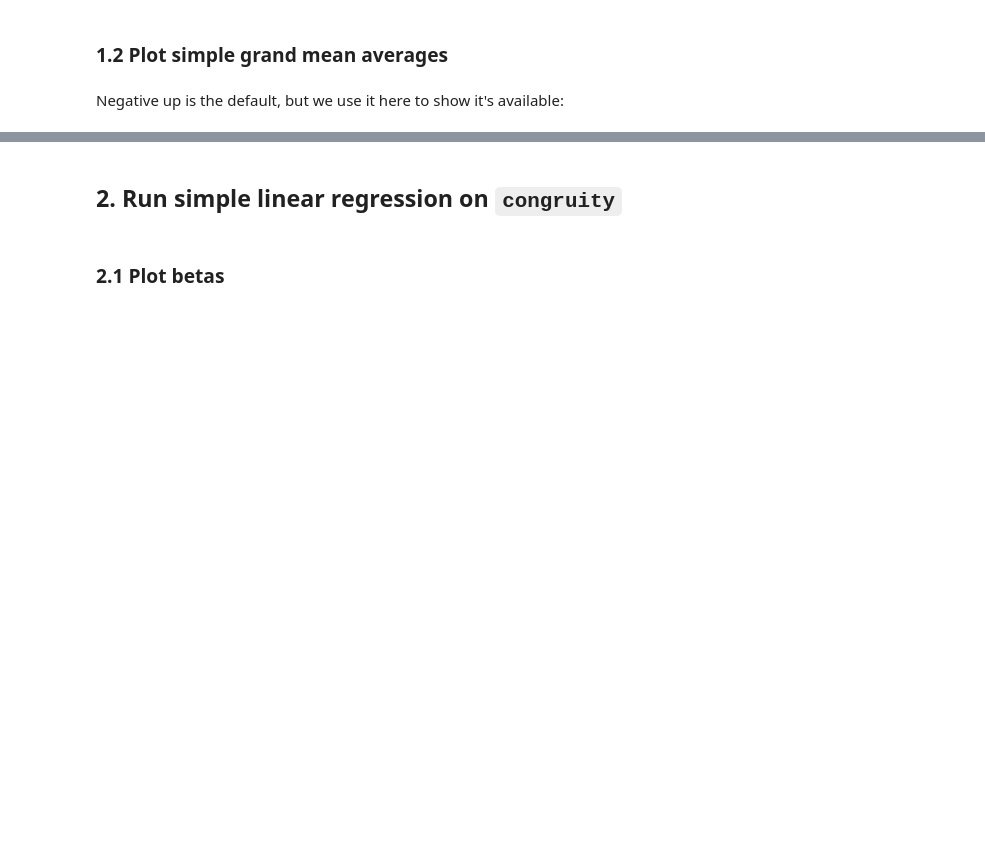
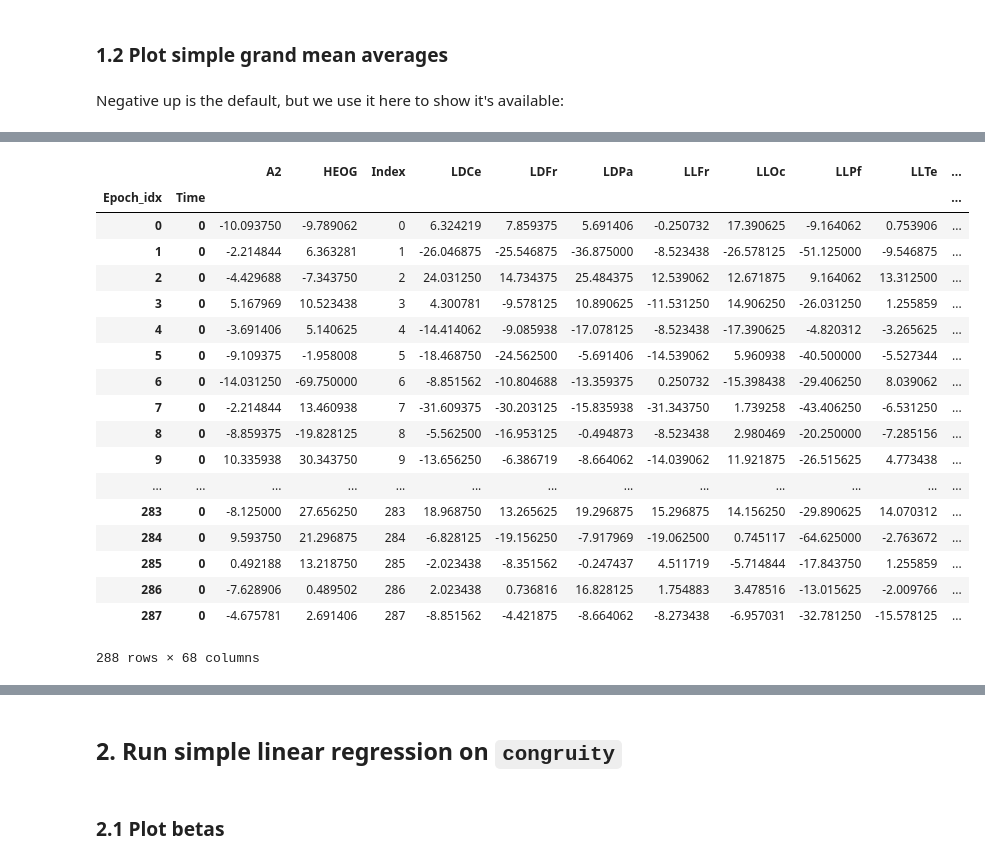
Before and after one commit to kutaslab/fitgrid, a Jupyter notebook: Demo.ipynb, the cells around one changed output, grey strips where cells are left out. Cells and saved outputs as stored; diff of their text form; code cells hidden in the pictures; blank space fills up the shorter version.

```diff
--- a/Demo.ipynb
+++ b/Demo.ipynb
@@ -30,2 +108,24 @@ Negative up is the default, but we use it here to show it's available:
+# %%
+epochs.snapshots.get_group(0)
+# %% [output]
+|  |  | A2 | HEOG | Index | LDCe | LDFr | LDPa | LLFr | LLOc | LLPf | LLTe | ... |
+| Epoch_idx | Time |  |  |  |  |  |  |  |  |  |  | ... |
+| 0 | 0 | -10.093750 | -9.789062 | 0 | 6.324219 | 7.859375 | 5.691406 | -0.250732 | 17.390625 | -9.164062 | 0.753906 | ... |
+| 1 | 0 | -2.214844 | 6.363281 | 1 | -26.046875 | -25.546875 | -36.875000 | -8.523438 | -26.578125 | -51.125000 | -9.546875 | ... |
+| 2 | 0 | -4.429688 | -7.343750 | 2 | 24.031250 | 14.734375 | 25.484375 | 12.539062 | 12.671875 | 9.164062 | 13.312500 | ... |
+| 3 | 0 | 5.167969 | 10.523438 | 3 | 4.300781 | -9.578125 | 10.890625 | -11.531250 | 14.906250 | -26.031250 | 1.255859 | ... |
+| 4 | 0 | -3.691406 | 5.140625 | 4 | -14.414062 | -9.085938 | -17.078125 | -8.523438 | -17.390625 | -4.820312 | -3.265625 | ... |
+| 5 | 0 | -9.109375 | -1.958008 | 5 | -18.468750 | -24.562500 | -5.691406 | -14.539062 | 5.960938 | -40.500000 | -5.527344 | ... |
+| 6 | 0 | -14.031250 | -69.750000 | 6 | -8.851562 | -10.804688 | -13.359375 | 0.250732 | -15.398438 | -29.406250 | 8.039062 | ... |
+| 7 | 0 | -2.214844 | 13.460938 | 7 | -31.609375 | -30.203125 | -15.835938 | -31.343750 | 1.739258 | -43.406250 | -6.531250 | ... |
+| 8 | 0 | -8.859375 | -19.828125 | 8 | -5.562500 | -16.953125 | -0.494873 | -8.523438 | 2.980469 | -20.250000 | -7.285156 | ... |
+| 9 | 0 | 10.335938 | 30.343750 | 9 | -13.656250 | -6.386719 | -8.664062 | -14.039062 | 11.921875 | -26.515625 | 4.773438 | ... |
+| ... | ... | ... | ... | ... | ... | ... | ... | ... | ... | ... | ... | ... |
+| 283 | 0 | -8.125000 | 27.656250 | 283 | 18.968750 | 13.265625 | 19.296875 | 15.296875 | 14.156250 | -29.890625 | 14.070312 | ... |
+| 284 | 0 | 9.593750 | 21.296875 | 284 | -6.828125 | -19.156250 | -7.917969 | -19.062500 | 0.745117 | -64.625000 | -2.763672 | ... |
+| 285 | 0 | 0.492188 | 13.218750 | 285 | -2.023438 | -8.351562 | -0.247437 | 4.511719 | -5.714844 | -17.843750 | 1.255859 | ... |
+| 286 | 0 | -7.628906 | 0.489502 | 286 | 2.023438 | 0.736816 | 16.828125 | 1.754883 | 3.478516 | -13.015625 | -2.009766 | ... |
+| 287 | 0 | -4.675781 | 2.691406 | 287 | -8.851562 | -4.421875 | -8.664062 | -8.273438 | -6.957031 | -32.781250 | -15.578125 | ... |
+288 rows × 68 columns
 # %%
 epochs.plot_averages(negative_up=True)
```
Also changed, not shown: parts of 18 cells of this notebook, 2 other files.
